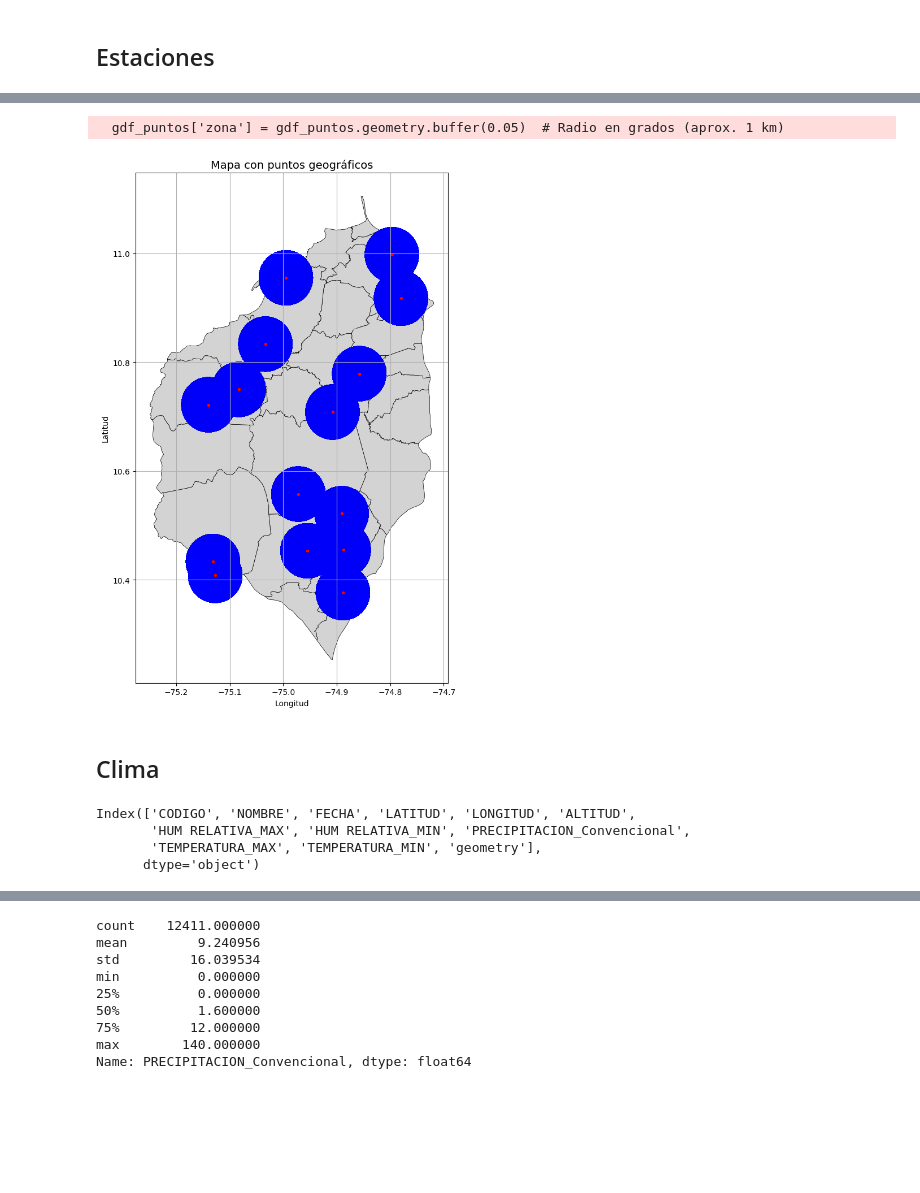
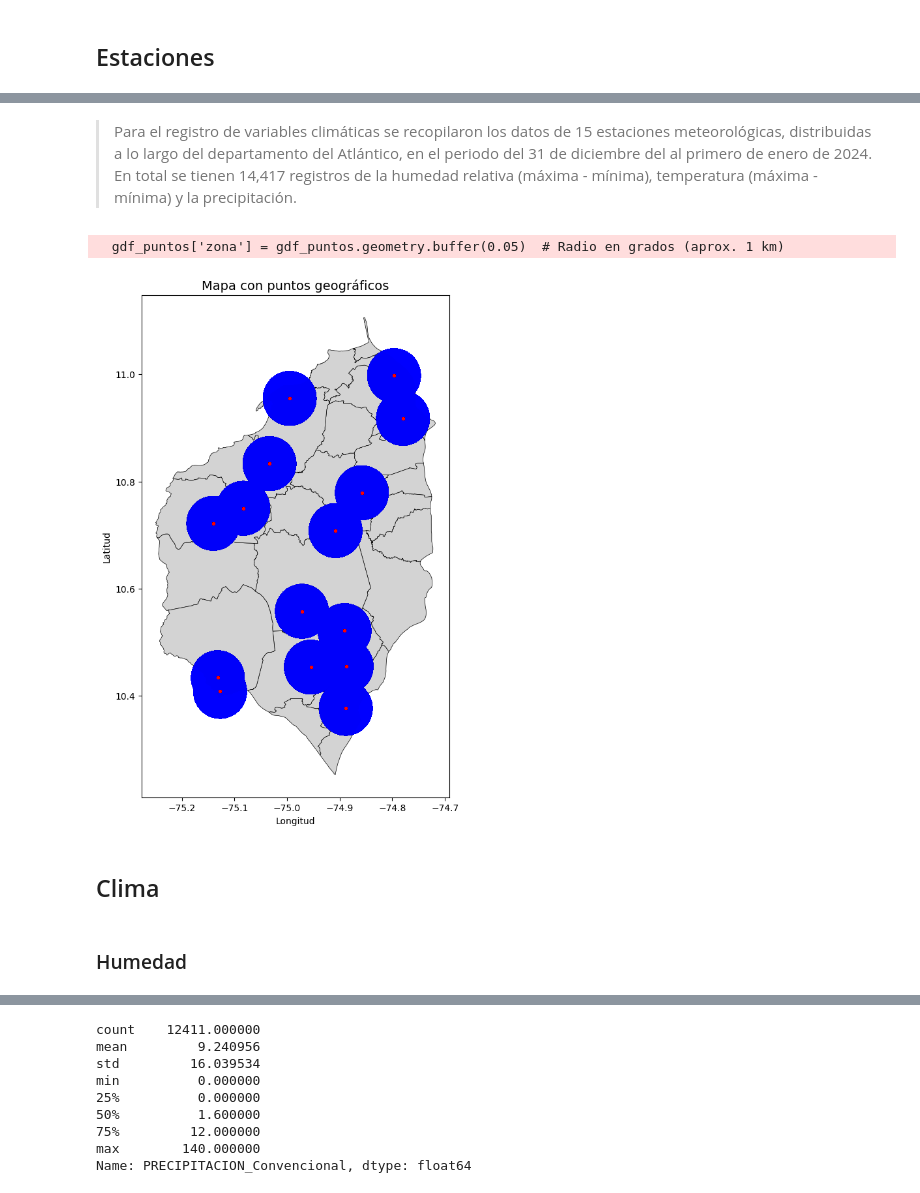
Before and after one commit to Darally06/Dengue_caracterization, a Jupyter notebook: clima.ipynb, the cells around one changed output, grey strips where cells are left out. Cells and saved outputs as stored; diff of their text form; code cells hidden in the pictures; blank space fills up the shorter version.

```diff
--- a/clima.ipynb
+++ b/clima.ipynb
@@ -62,35 +26,27 @@ gdf = gdf[gdf['dpto_cnmbr'] == 'ATLÁNTICO']
+# %% [markdown]
+> Para el registro de variables climáticas se recopilaron los datos de 15 estaciones meteorológicas, distribuidas a lo largo del departamento del Atlántico, en el periodo del 31 de diciembre del al primero de enero de 2024. En total se tienen 14,417 registros de la humedad relativa (máxima - mínima), temperatura (máxima - mínima) y la precipitación.
 # %%
-# 1. Convertir df a GeoDataFrame usando Latitud y Longitud
+# [Mapa] Distribución de estaciones
 df['geometry'] = [Point(xy) for xy in zip(df['LONGITUD'], df['LATITUD'])]
 gdf_puntos = gpd.GeoDataFrame(df, geometry='geometry', crs='EPSG:4326')  # CRS geográfico estándar
-gdf_puntos['zona'] = gdf_puntos.geometry.buffer(0.05)  # Radio en grados (aprox. 1 km)
+gdf_puntos['zona'] = gdf_puntos.geometry.buffer(0.05)  #
 
-# 2. Asegurar que el shapefile también esté en EPSG:4326
 gdf = gdf.to_crs('EPSG:4326')
 
-# 3. Graficar mapa base y puntos
 fig, ax = plt.subplots(figsize=(10, 10))
 gdf.plot(ax=ax, color='lightgray', edgecolor='black', linewidth=0.5)
 gdf_puntos['zona'].plot(ax=ax, color='blue', alpha=0.2, edgecolor='blue')  # Círculos
 gdf_puntos.plot(ax=ax, color='red', markersize=5, alpha=0.6)
 
-# 4. Título y etiquetas en español
 ax.set_title('Mapa con puntos geográficos', fontsize=14)
 ax.set_xlabel('Longitud')
 ax.set_ylabel('Latitud')
-plt.grid(True)
-plt.tight_layout()
 plt.show()
 # %% [output]
   gdf_puntos['zona'] = gdf_puntos.geometry.buffer(0.05)  # Radio en grados (aprox. 1 km)
-[figure, old version]
+[figure, new version]
 # %% [markdown]
 ## Clima
-# %%
-df.columns
-# %% [output]
-Index(['CODIGO', 'NOMBRE', 'FECHA', 'LATITUD', 'LONGITUD', 'ALTITUD',
-       'HUM RELATIVA_MAX', 'HUM RELATIVA_MIN', 'PRECIPITACION_Convencional',
-       'TEMPERATURA_MAX', 'TEMPERATURA_MIN', 'geometry'],
-      dtype='object')
+# %% [markdown]
+### Humedad
 # %%
```
Also changed, not shown: parts of 16 cells of this notebook.
